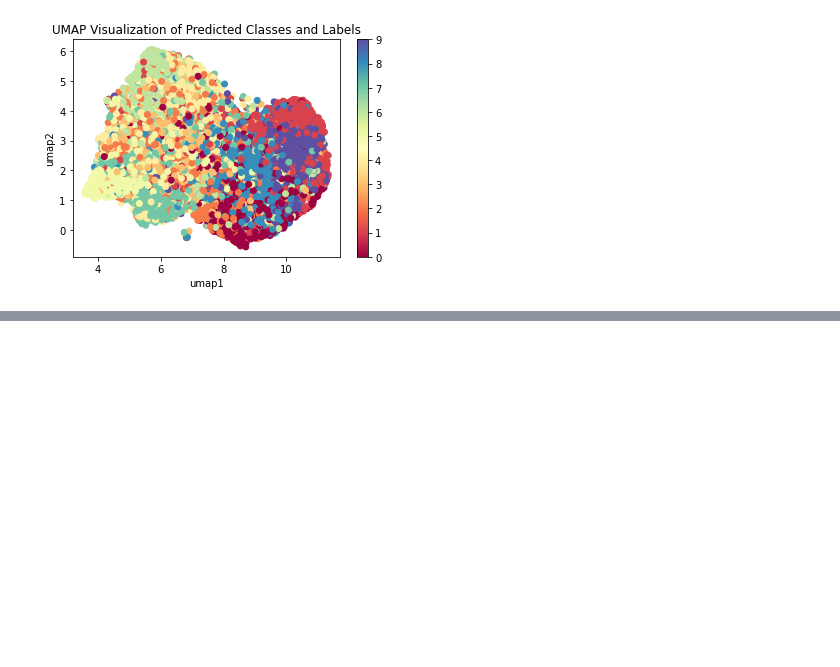
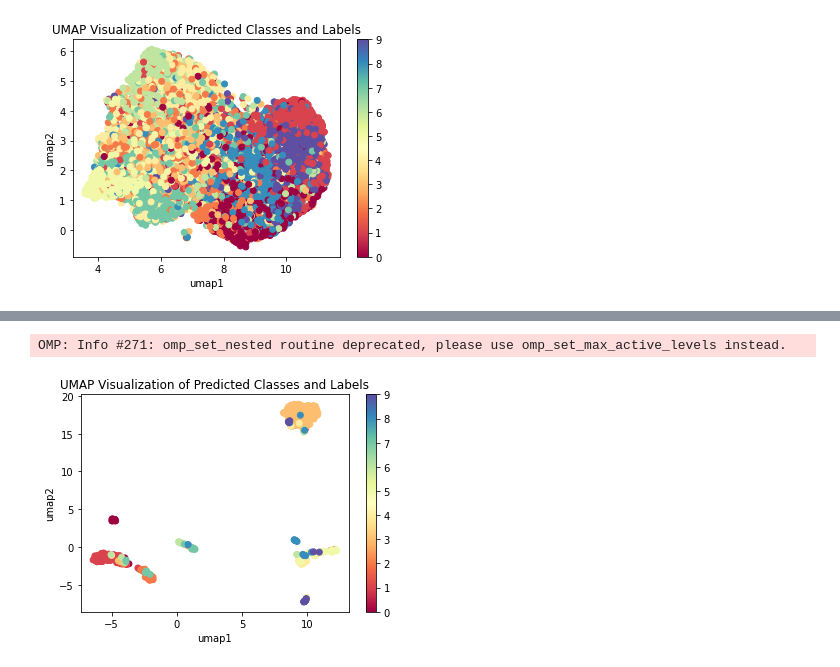
Before and after one commit to fathanm10/Final-Project, a Jupyter notebook: Training-Test-v1.0.0.ipynb, the cells around one changed output, grey strips where cells are left out. Saved outputs shown, nothing was run; the diff lists cells and outputs as text; code cells hidden in the pictures; blank space fills up the shorter version.

```diff
--- a/Training-Test-v1.0.0.ipynb
+++ b/Training-Test-v1.0.0.ipynb
@@ -723,0 +803,3 @@ visualize_umap(model, test_loader, mode=2)
+# %%
+model = torch.load('./saved_models/resnet50_lfw10_1ch_proxy_library.ptm')
+evaluate_accuracy(model, test_loader)
@@ -723,0 +839,5 @@ visualize_umap(model, test_loader, mode=2)
+# %%
+visualize_umap(model, test_loader)
+# %% [output]
+OMP: Info #271: omp_set_nested routine deprecated, please use omp_set_max_active_levels instead.
+[figure, added]
```
Also changed, not shown: parts of 47 cells of this notebook, 4 other files.
